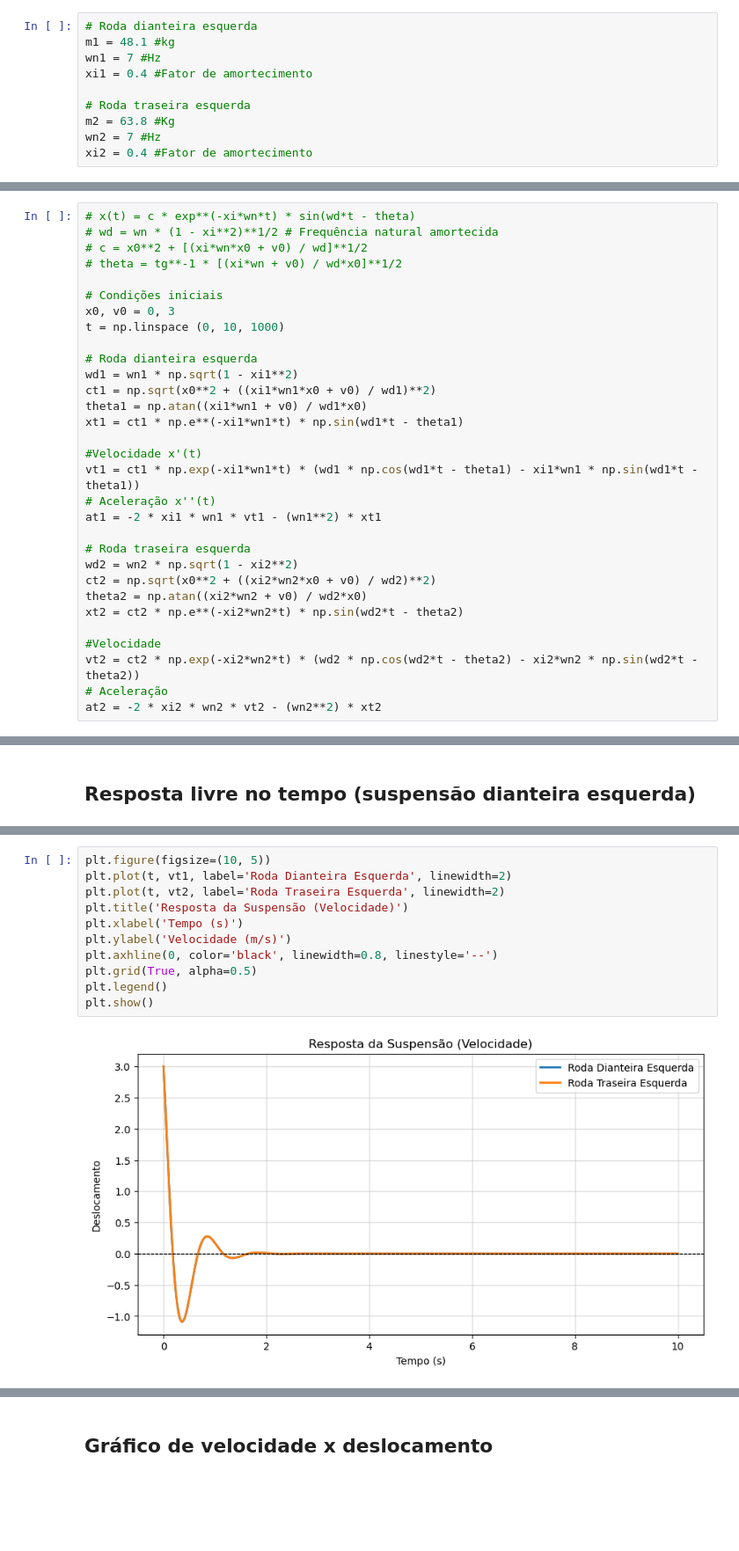
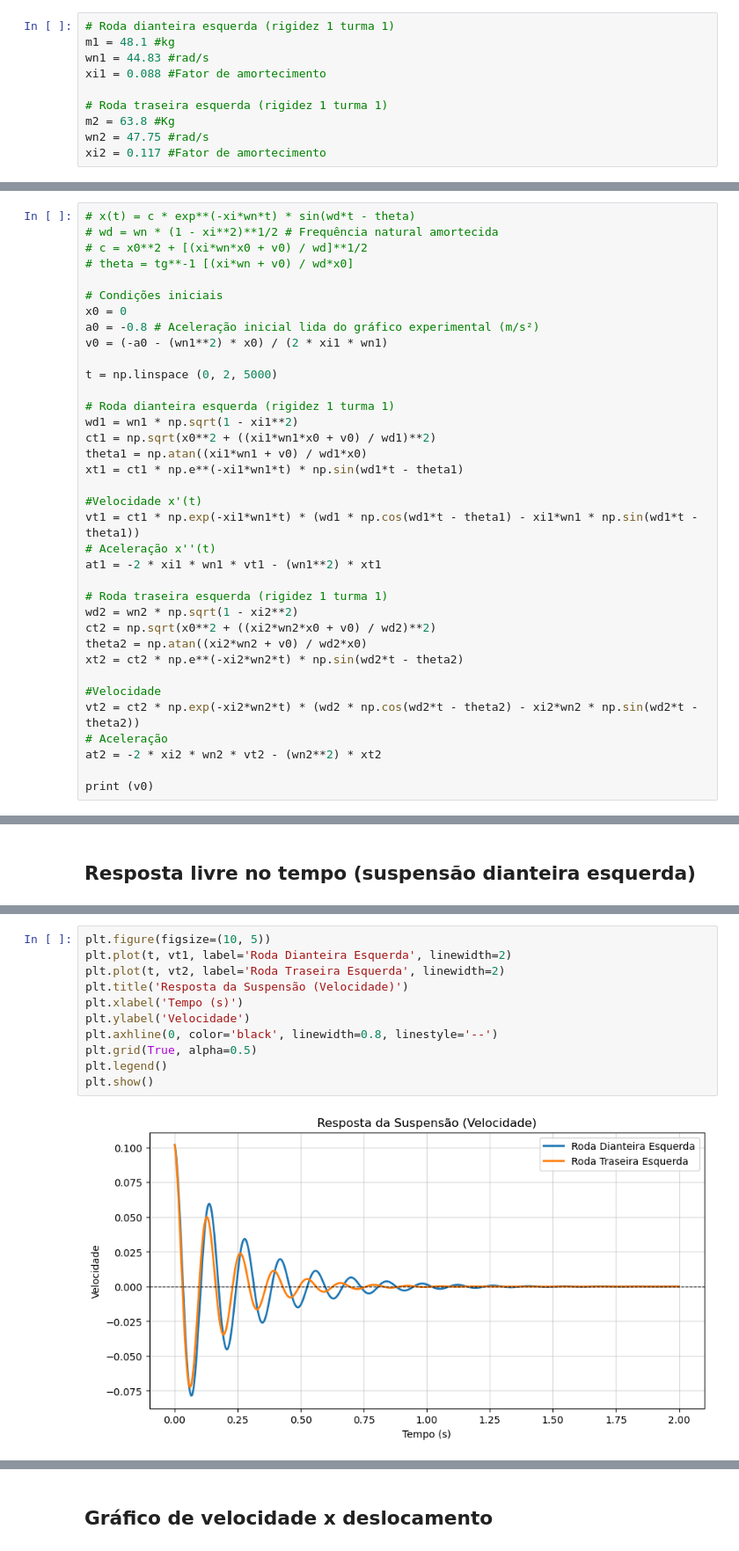
Before and after one commit to liv3812/vibes, a Jupyter notebook: modelagemSistema1GDL.ipynb, the cells around one changed output, grey strips where cells are left out. Shown at 88% size. Cells and saved outputs as stored; diff of their text form; blank space fills up the shorter version.

```diff
--- a/modelagemSistema1GDL.ipynb
+++ b/modelagemSistema1GDL.ipynb
@@ -10,15 +10,15 @@ from scipy.signal import find_peaks
 # %% [markdown]
 ## Dados do problema
 # %%
-# Roda dianteira esquerda
+# Roda dianteira esquerda (rigidez 1 turma 1)
 m1 = 48.1 #kg
-wn1 = 7 #Hz
-xi1 = 0.4 #Fator de amortecimento
+wn1 = 44.83 #rad/s
+xi1 = 0.088 #Fator de amortecimento
 
-# Roda traseira esquerda
+# Roda traseira esquerda (rigidez 1 turma 1)
 m2 = 63.8 #Kg
-wn2 = 7 #Hz
-xi2 = 0.4 #Fator de amortecimento
+wn2 = 47.75 #rad/s
+xi2 = 0.117 #Fator de amortecimento
 # %% [markdown]
 ## Cálculo do K (teórico)
 # %%
@@ -72,13 +72,16 @@ x''(t) + 5.6000000000000005x'(t) + 49x(t) = 0
 # x(t) = c * exp**(-xi*wn*t) * sin(wd*t - theta)
 # wd = wn * (1 - xi**2)**1/2 # Frequência natural amortecida
 # c = x0**2 + [(xi*wn*x0 + v0) / wd]**1/2
-# theta = tg**-1 * [(xi*wn + v0) / wd*x0]**1/2
+# theta = tg**-1 [(xi*wn + v0) / wd*x0]
 
 # Condições iniciais
-x0, v0 = 0, 3
-t = np.linspace (0, 10, 1000)
+x0 = 0
+a0 = -0.8 # Aceleração inicial lida do gráfico experimental (m/s²)
+v0 = (-a0 - (wn1**2) * x0) / (2 * xi1 * wn1)
 
-# Roda dianteira esquerda
+t = np.linspace (0, 2, 5000)
+
+# Roda dianteira esquerda (rigidez 1 turma 1)
 wd1 = wn1 * np.sqrt(1 - xi1**2)
 ct1 = np.sqrt(x0**2 + ((xi1*wn1*x0 + v0) / wd1)**2)
 theta1 = np.atan((xi1*wn1 + v0) / wd1*x0)
@@ -89,7 +92,7 @@ vt1 = ct1 * np.exp(-xi1*wn1*t) * (wd1 * np.cos(wd1*t - theta1) - xi1*wn1 * np.si
 # Aceleração x''(t)
 at1 = -2 * xi1 * wn1 * vt1 - (wn1**2) * xt1
 
-# Roda traseira esquerda
+# Roda traseira esquerda (rigidez 1 turma 1)
 wd2 = wn2 * np.sqrt(1 - xi2**2)
 ct2 = np.sqrt(x0**2 + ((xi2*wn2*x0 + v0) / wd2)**2)
 theta2 = np.atan((xi2*wn2 + v0) / wd2*x0)
@@ -99,3 +102,5 @@ xt2 = ct2 * np.e**(-xi2*wn2*t) * np.sin(wd2*t - theta2)
 vt2 = ct2 * np.exp(-xi2*wn2*t) * (wd2 * np.cos(wd2*t - theta2) - xi2*wn2 * np.sin(wd2*t - theta2))
 # Aceleração
 at2 = -2 * xi2 * wn2 * vt2 - (wn2**2) * xt2
+
+print (v0)
@@ -117,16 +124,16 @@ plt.show()
 # %%
 plt.figure(figsize=(10, 5))
 plt.plot(t, vt1, label='Roda Dianteira Esquerda', linewidth=2)
 plt.plot(t, vt2, label='Roda Traseira Esquerda', linewidth=2)
 plt.title('Resposta da Suspensão (Velocidade)')
 plt.xlabel('Tempo (s)')
-plt.ylabel('Velocidade (m/s)')
+plt.ylabel('Velocidade')
 plt.axhline(0, color='black', linewidth=0.8, linestyle='--')
 plt.grid(True, alpha=0.5)
 plt.legend()
 plt.show()
 # %% [output]
-[figure, old version]
+[figure, new version]
 # %%
 plt.figure(figsize=(10, 5))
 plt.plot(t, at1, label='Roda Dianteira Esquerda', linewidth=2)
```
Also changed, not shown: parts of 8 cells of this notebook.
